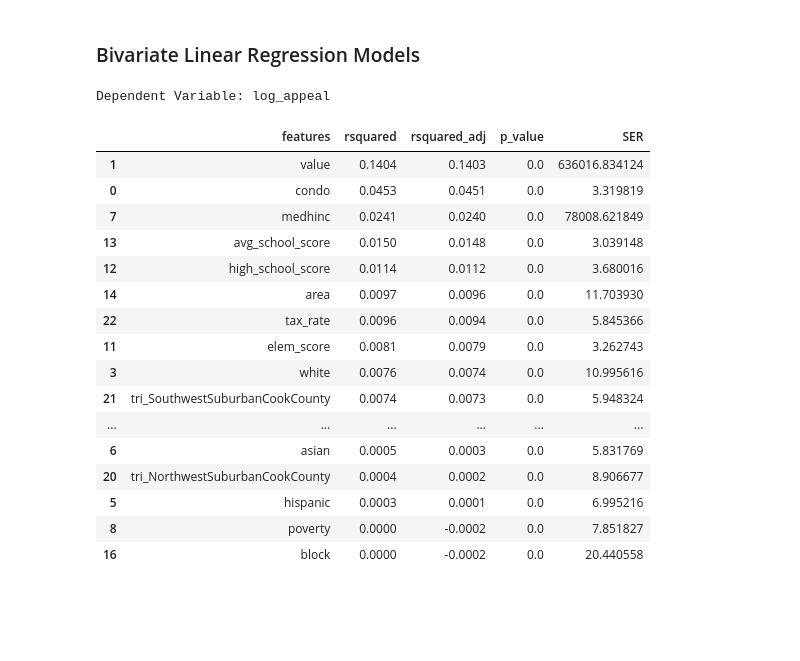
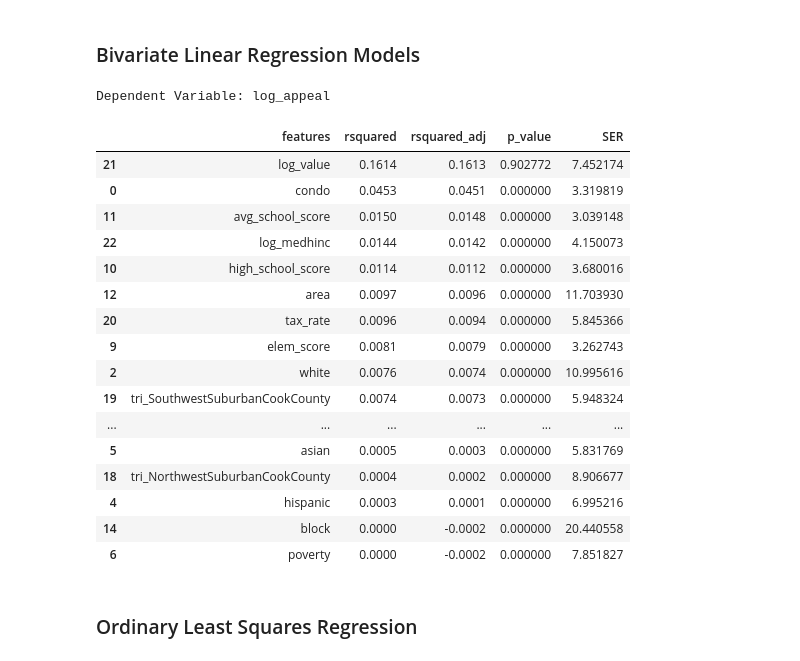
Before and after one commit to claytonjhamilton/Coursera_collab, a Jupyter notebook: question_2.ipynb, the cells around one changed output. Saved outputs shown, nothing was run; the diff lists cells and outputs as text; code cells hidden in the pictures; blank space fills up the shorter version.

```diff
--- a/question_2.ipynb
+++ b/question_2.ipynb
@@ -71,7 +71,7 @@ df.describe()
 # Drop duplicate rows
 print("Total df row count: ",len(df))
 print("Row count after dropping duplicate rows: ", len(df.drop_duplicates()))
-df = df.drop_duplicates()
+df = df.drop_duplicates().reset_index(drop=True)
 # %% [output]
 Total df row count:  19036
 Row count after dropping duplicate rows:  18904
@@ -275,9 +231,19 @@ plt.show()
 # %% [markdown]
 # Additional Preprocessing
 # %%
+# Create new feature log_appeal
+# ## Exclude where appeal = 0 because these are unsuccessful appeals (no monetary reward).
+df = df[(df['appeal']>0)]
+df['log_appeal'] = np.log(df['appeal'])
+
+# Create new variables for right skewed distributions on certain feature variables
+df['log_value'] = np.log(df['value'])
+df['log_medhinc'] = np.log(df['medhinc'])
+
+
 # Convert all continuous features to float32 (aligns w/ regression modeling package requirements in next section)
-cols = ['condo', 'av1', 'value', 'homeowner',
-       'white', 'black', 'hispanic', 'asian', 'medhinc', 'poverty', 'college',
+cols = ['condo', 'av1', 'log_value', 'homeowner',
+       'white', 'black', 'hispanic', 'asian', 'log_medhinc', 'poverty', 'college',
        'walkscore', 'elem_score', 'high_school_score', 'avg_school_score',
        'area', 'subarea', 'block', 'walkfac_2', 'walkfac_3', 'walkfac_4',
        'tri_Northwest Suburban Cook County',
@@ -325,6 +291,9 @@ df.insert(0, 'log_appeal', first_column)
 # Remove unwieldy string columns
 df = df.drop(columns=['pstreet', 'pcity', 'tcity'])
 
+# Remove columns converted to natural log
+df = df.drop(columns=['value', 'medhinc'])
+
 # Remove poorly defined column per Jeff's conversation w/ TA
 df = df.drop(columns='av1')
 
@@ -348,54 +407,54 @@ features = []
 rsquared = []
 rsquared_adj = []
 pvalues = []
 SER=[]
 columns = list(df.columns)
 columns.remove('log_appeal')
+n = len(df)
 
 for col in columns:
     formula = "log_appeal ~ " + col
     model = smf.ols(formula=formula, data=df)
     results = model.fit()
     features.append(col)
     rsquared.append(round(results.rsquared,4))
     rsquared_adj.append(round(results.rsquared_adj,4))
     pvalues.append(round(results.pvalues[0],6))
-    SSR=0
-    n = len(df)
-    for x,y in zip(df["log_appeal"], df[col]):
-        predicted_y = results.params[0]+results.params[1]*x
-        SSR = (y-predicted_y)**2 + SSR
+    SSR = df.apply(lambda x: (x[col]-(results.params[0]+results.params[1]*x['log_appeal']))**2, axis=1).sum()
     SER.append((SSR/(n-2))**(1/2))
+
 
 # initialize dict of lists.
 data = {'features': features,
         'rsquared': rsquared,
         'rsquared_adj': rsquared_adj,
         'p_value': pvalues,
         "SER": SER}
 
 # Create dataframe & display for review
 linear_model_stats = pd.DataFrame(data)
 linear_model_stats.sort_values(by=['rsquared_adj'], ascending=False).head(50)
 # %% [output]
 Dependent Variable: log_appeal
 |  | features | rsquared | rsquared_adj | p_value | SER |
-| 1 | value | 0.1404 | 0.1403 | 0.0 | 636016.834124 |
-| 0 | condo | 0.0453 | 0.0451 | 0.0 | 3.319819 |
-| 7 | medhinc | 0.0241 | 0.0240 | 0.0 | 78008.621849 |
-| 13 | avg_school_score | 0.0150 | 0.0148 | 0.0 | 3.039148 |
-| 12 | high_school_score | 0.0114 | 0.0112 | 0.0 | 3.680016 |
-| 14 | area | 0.0097 | 0.0096 | 0.0 | 11.703930 |
-| 22 | tax_rate | 0.0096 | 0.0094 | 0.0 | 5.845366 |
-| 11 | elem_score | 0.0081 | 0.0079 | 0.0 | 3.262743 |
-| 3 | white | 0.0076 | 0.0074 | 0.0 | 10.995616 |
-| 21 | tri_SouthwestSuburbanCookCounty | 0.0074 | 0.0073 | 0.0 | 5.948324 |
+| 21 | log_value | 0.1614 | 0.1613 | 0.902772 | 7.452174 |
+| 0 | condo | 0.0453 | 0.0451 | 0.000000 | 3.319819 |
+| 11 | avg_school_score | 0.0150 | 0.0148 | 0.000000 | 3.039148 |
+| 22 | log_medhinc | 0.0144 | 0.0142 | 0.000000 | 4.150073 |
+| 10 | high_school_score | 0.0114 | 0.0112 | 0.000000 | 3.680016 |
+| 12 | area | 0.0097 | 0.0096 | 0.000000 | 11.703930 |
+| 20 | tax_rate | 0.0096 | 0.0094 | 0.000000 | 5.845366 |
+| 9 | elem_score | 0.0081 | 0.0079 | 0.000000 | 3.262743 |
+| 2 | white | 0.0076 | 0.0074 | 0.000000 | 10.995616 |
+| 19 | tri_SouthwestSuburbanCookCounty | 0.0074 | 0.0073 | 0.000000 | 5.948324 |
 | ... | ... | ... | ... | ... | ... |
-| 6 | asian | 0.0005 | 0.0003 | 0.0 | 5.831769 |
-| 20 | tri_NorthwestSuburbanCookCounty | 0.0004 | 0.0002 | 0.0 | 8.906677 |
-| 5 | hispanic | 0.0003 | 0.0001 | 0.0 | 6.995216 |
-| 8 | poverty | 0.0000 | -0.0002 | 0.0 | 7.851827 |
-| 16 | block | 0.0000 | -0.0002 | 0.0 | 20.440558 |
+| 5 | asian | 0.0005 | 0.0003 | 0.000000 | 5.831769 |
+| 18 | tri_NorthwestSuburbanCookCounty | 0.0004 | 0.0002 | 0.000000 | 8.906677 |
+| 4 | hispanic | 0.0003 | 0.0001 | 0.000000 | 6.995216 |
+| 14 | block | 0.0000 | -0.0002 | 0.000000 | 20.440558 |
+| 6 | poverty | 0.0000 | -0.0002 | 0.000000 | 7.851827 |
+# %% [markdown]
+### Ordinary Least Squares Regression
 # %%
 def forward_selected(data, response):
     """Linear model designed by forward selection.
```
Also changed, not shown: parts of 17 cells of this notebook.
